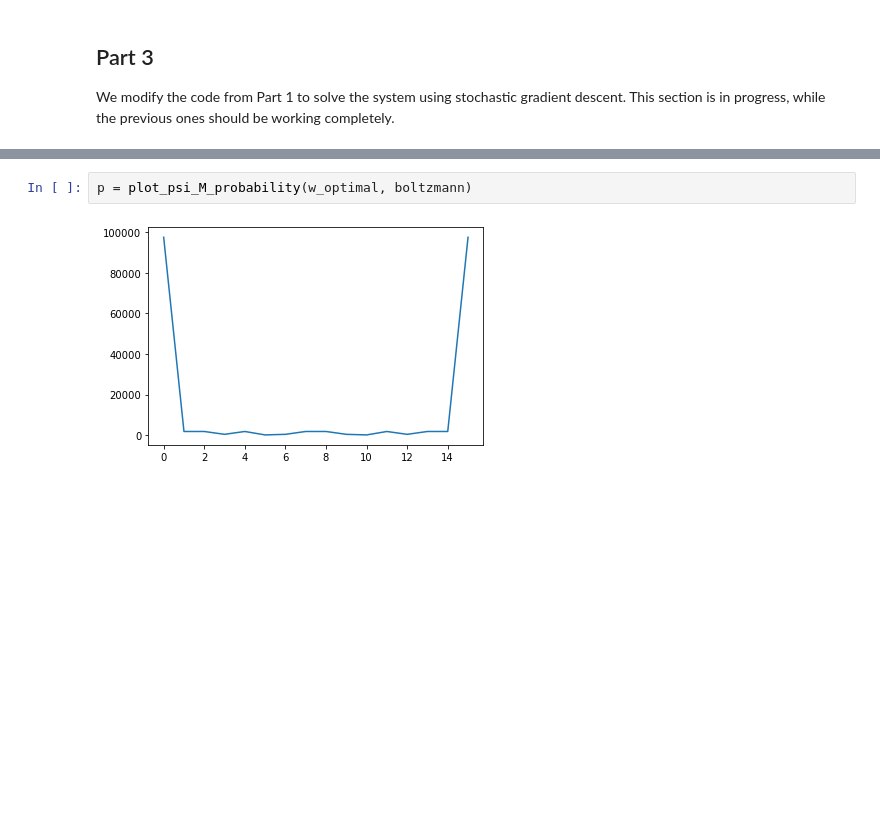
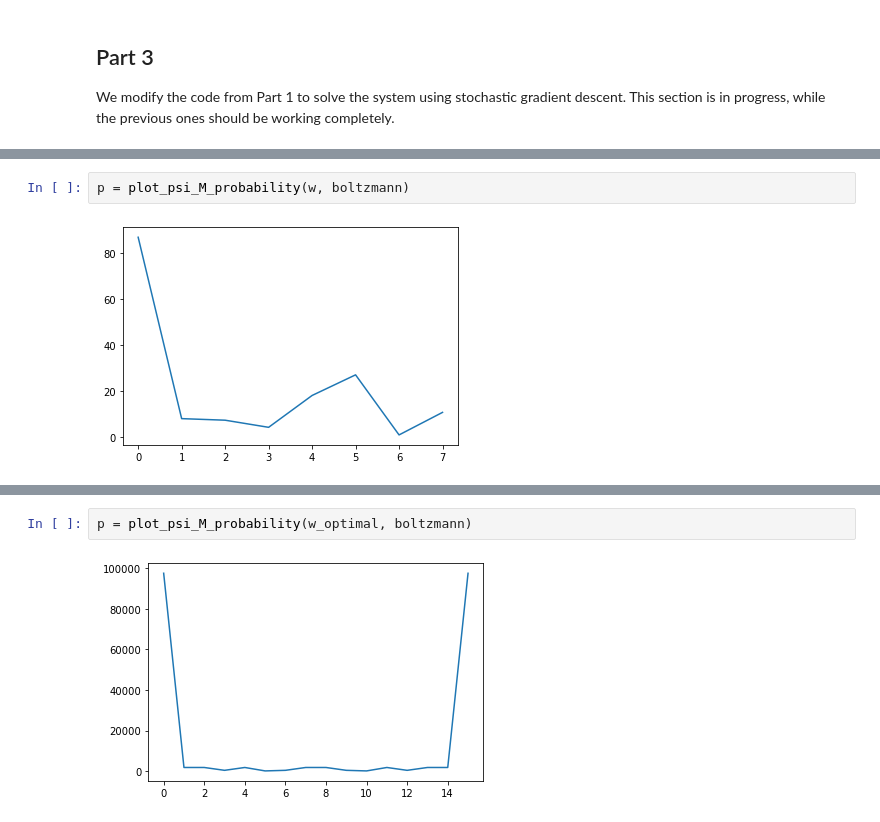
Before and after one commit to FilipMiljevic/Phy_571_project, a Jupyter notebook: N_spins.ipynb, the cells around one changed output, grey strips where cells are left out. Drawn from its saved outputs; the diff is of its cells as text; blank space fills up the shorter version.

```diff
--- a/N_spins.ipynb
+++ b/N_spins.ipynb
@@ -420,0 +668,4 @@ def plot_psi_M_probability(w, boltzmann):
+# %%
+p = plot_psi_M_probability(w, boltzmann)
+# %% [output]
+[figure, added]
```
Also changed, not shown: parts of 18 cells of this notebook.
